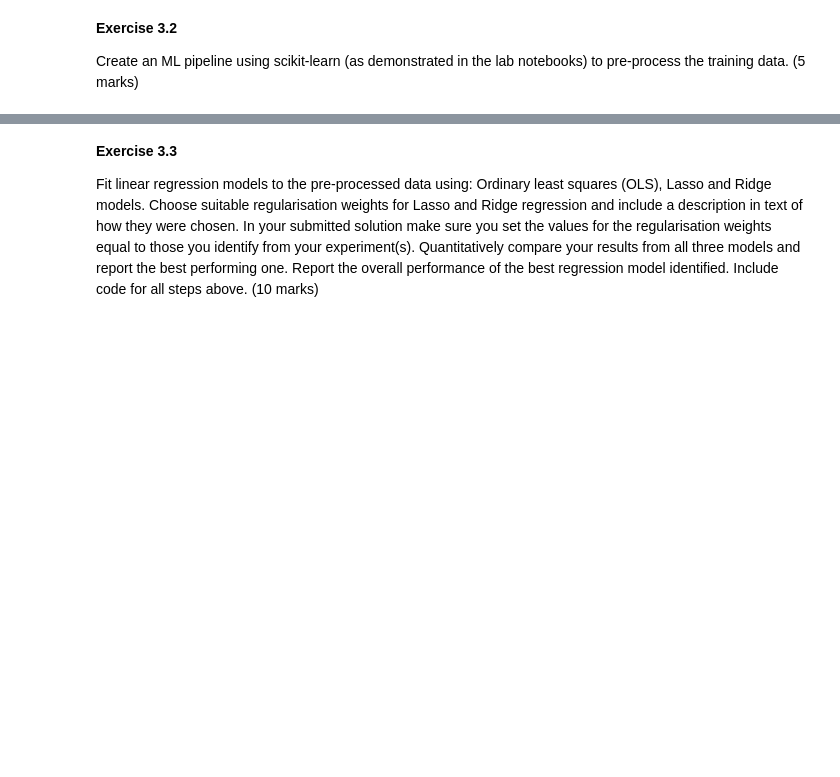
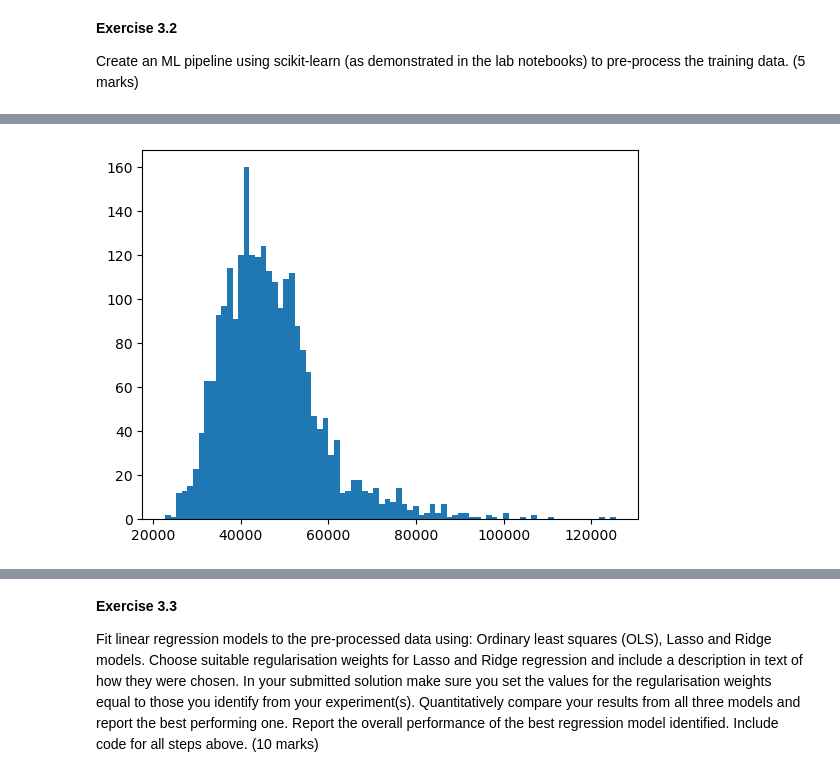
Before and after one commit to htootayzaaung/COMP3611-Machine-Learning, a Jupyter notebook: Coursework 1/COMP3611_Assessment.ipynb, the cells around one changed output, grey strips where cells are left out. Saved outputs shown, nothing was run; the diff lists cells and outputs as text; code cells hidden in the pictures; blank space fills up the shorter version.

```diff
--- a/Coursework 1/COMP3611_Assessment.ipynb
+++ b/Coursework 1/COMP3611_Assessment.ipynb
@@ -822,0 +790,18 @@ Create an ML pipeline using scikit-learn (as demonstrated in the lab notebooks)
+# %%
+import pandas as pd
+import matplotlib.pyplot as plt
+
+# Read the CSV files into DataFrames
+training_data_path = 'Training_data.csv'
+targets_path = 'Training_data_targets.csv'
+training_data = pd.read_csv(training_data_path)
+targets_data = pd.read_csv(targets_path)
+
+# Concatenate the DataFrames
+concat_data = pd.concat([training_data, targets_data], axis=1)
+
+# Plot the histogram
+plt.hist(np.ceil(concat_data["medIncome"]), bins=80)
+plt.show()
+# %% [output]
+[figure, added]
```
Also changed, not shown: parts of 13 cells of this notebook, 2 other files.
